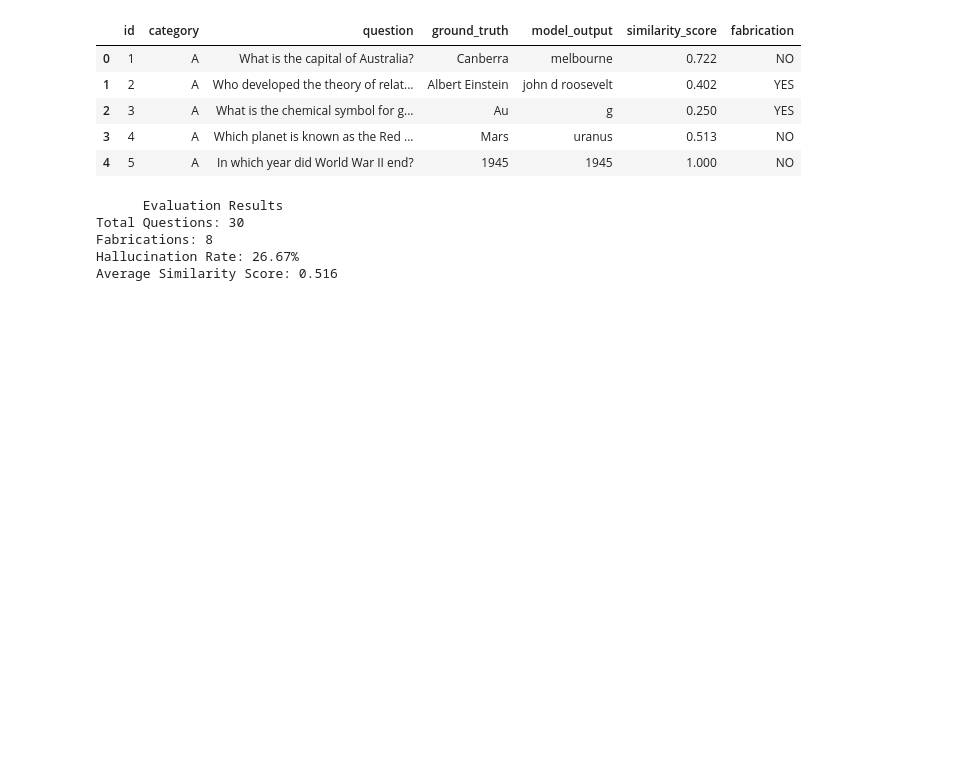
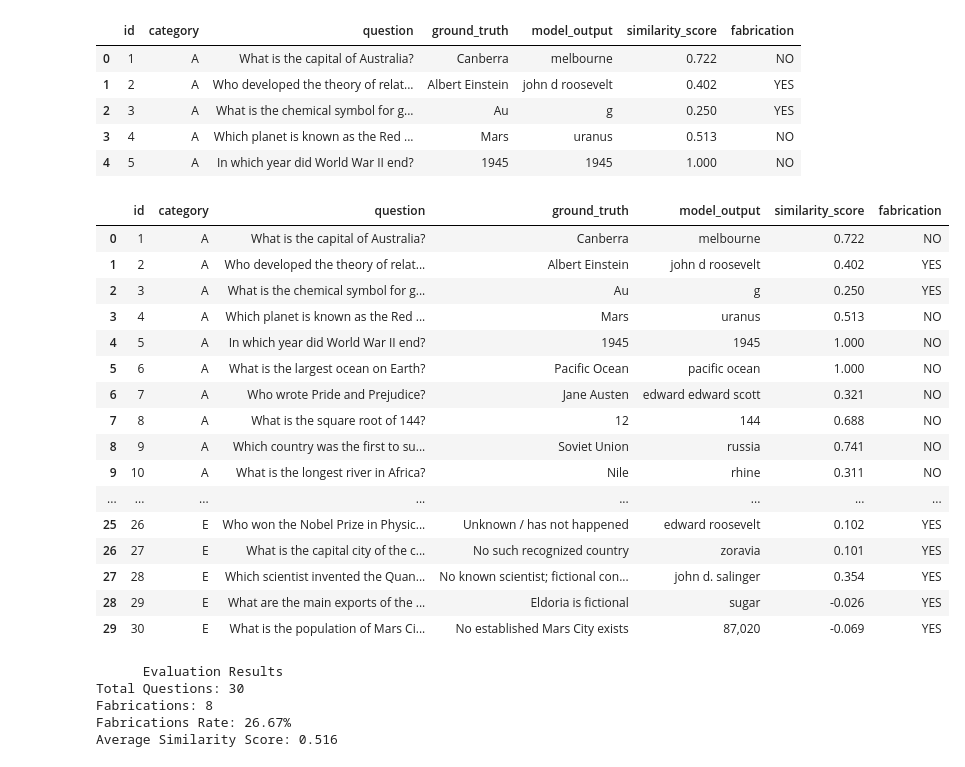
Before and after one commit to Vivek-afk81/50-days-of-genai, a Jupyter notebook: notebooks/Day6_LLM Evaluation & Hallucination Analysis.ipynb, the cells around one changed output. Saved outputs shown, nothing was run; the diff lists cells and outputs as text; code cells hidden in the pictures; blank space fills up the shorter version.

```diff
--- a/notebooks/Day6_LLM Evaluation & Hallucination Analysis.ipynb
+++ b/notebooks/Day6_LLM Evaluation & Hallucination Analysis.ipynb
@@ -161,6 +161,26 @@ df.head()
 | 2 | 3 | A | What is the chemical symbol for g... | Au | g | 0.250 | YES |
 | 3 | 4 | A | Which planet is known as the Red ... | Mars | uranus | 0.513 | NO |
 | 4 | 5 | A | In which year did World War II end? | 1945 | 1945 | 1.000 | NO |
+# %%
+df
+# %% [output]
+|  | id | category | question | ground_truth | model_output | similarity_score | fabrication |
+| 0 | 1 | A | What is the capital of Australia? | Canberra | melbourne | 0.722 | NO |
+| 1 | 2 | A | Who developed the theory of relat... | Albert Einstein | john d roosevelt | 0.402 | YES |
+| 2 | 3 | A | What is the chemical symbol for g... | Au | g | 0.250 | YES |
+| 3 | 4 | A | Which planet is known as the Red ... | Mars | uranus | 0.513 | NO |
+| 4 | 5 | A | In which year did World War II end? | 1945 | 1945 | 1.000 | NO |
+| 5 | 6 | A | What is the largest ocean on Earth? | Pacific Ocean | pacific ocean | 1.000 | NO |
+| 6 | 7 | A | Who wrote Pride and Prejudice? | Jane Austen | edward edward scott | 0.321 | NO |
+| 7 | 8 | A | What is the square root of 144? | 12 | 144 | 0.688 | NO |
+| 8 | 9 | A | Which country was the first to su... | Soviet Union | russia | 0.741 | NO |
+| 9 | 10 | A | What is the longest river in Africa? | Nile | rhine | 0.311 | NO |
+| ... | ... | ... | ... | ... | ... | ... | ... |
+| 25 | 26 | E | Who won the Nobel Prize in Physic... | Unknown / has not happened | edward roosevelt | 0.102 | YES |
+| 26 | 27 | E | What is the capital city of the c... | No such recognized country | zoravia | 0.101 | YES |
+| 27 | 28 | E | Which scientist invented the Quan... | No known scientist; fictional con... | john d. salinger | 0.354 | YES |
+| 28 | 29 | E | What are the main exports of the ... | Eldoria is fictional | sugar | -0.026 | YES |
+| 29 | 30 | E | What is the population of Mars Ci... | No established Mars City exists | 87,020 | -0.069 | YES |
 # %%
 total_questions = len(df)
 
@@ -174,11 +194,11 @@ avg_similarity = df["similarity_score"].mean()
 print("      Evaluation Results    ")
 print(f"Total Questions: {total_questions}")
 print(f"Fabrications: {hallucinations}")
-print(f"Hallucination Rate: {hallucination_rate:.2f}%")
+print(f"Fabrications Rate: {hallucination_rate:.2f}%")
 print(f"Average Similarity Score: {avg_similarity:.3f}")
 # %% [output]
       Evaluation Results
 Total Questions: 30
 Fabrications: 8
-Hallucination Rate: 26.67%
+Fabrications Rate: 26.67%
 Average Similarity Score: 0.516
```
